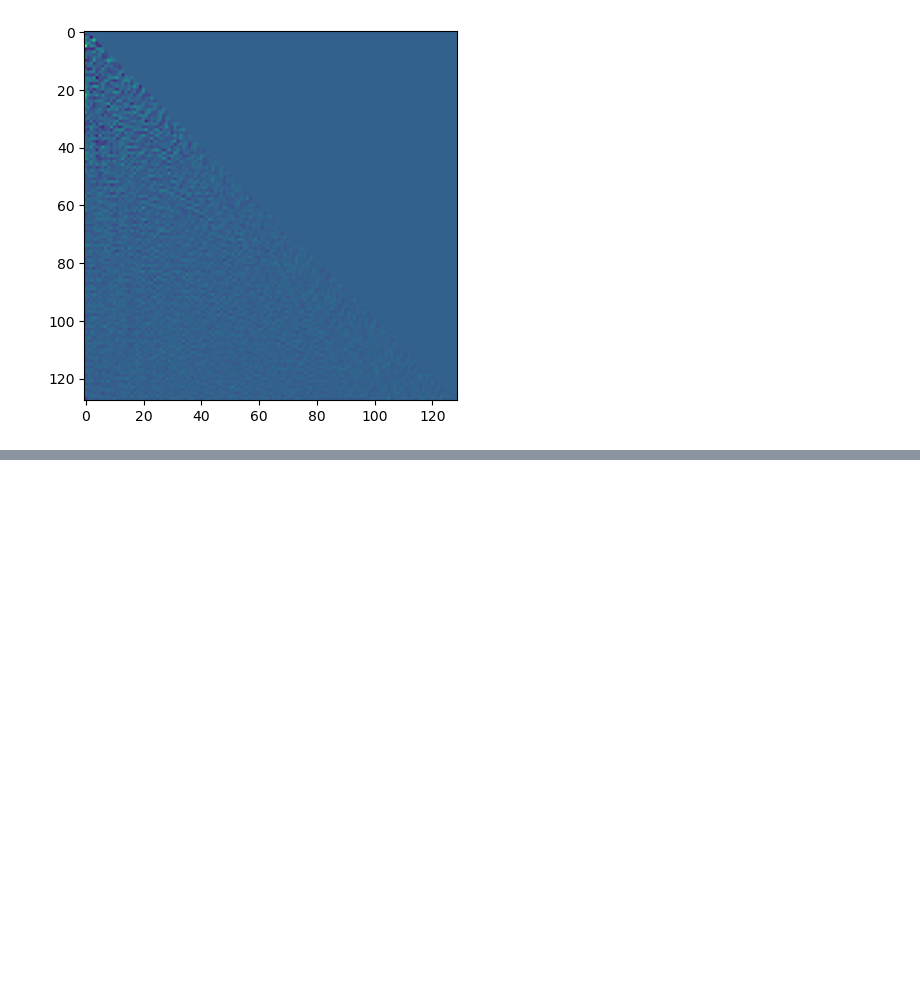
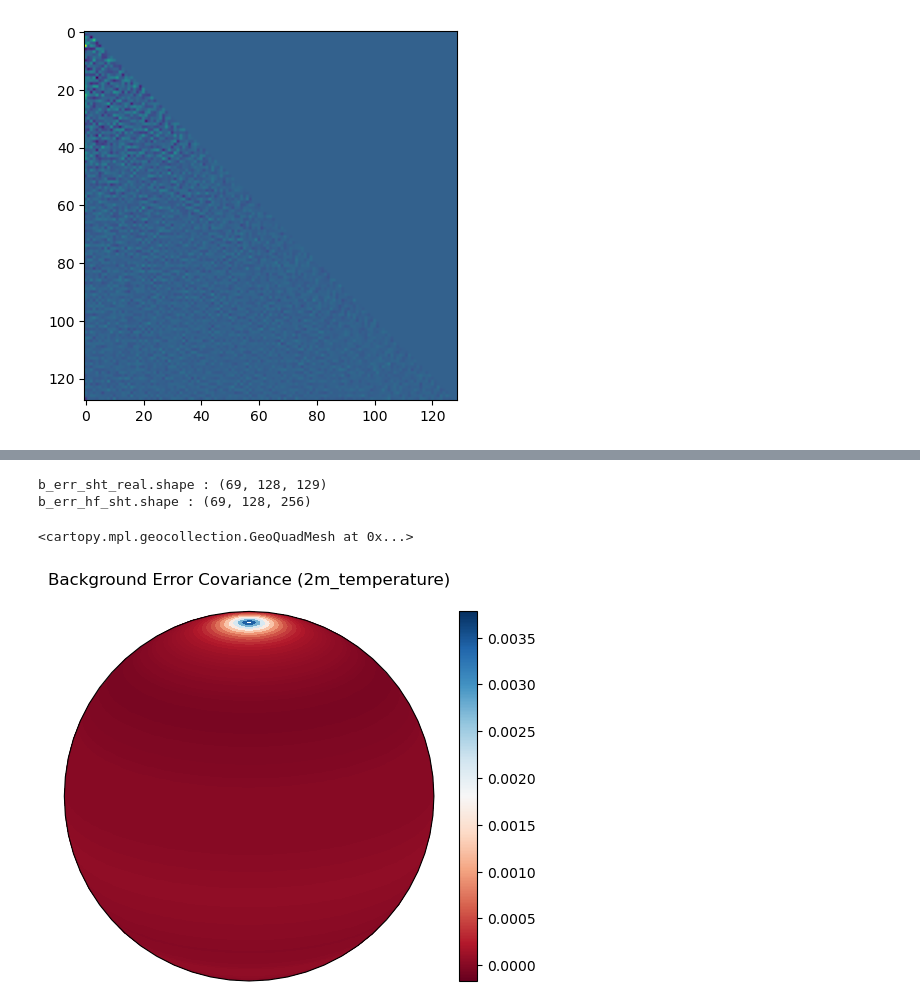
Before and after one commit to ISCLPennState/ml4DVar, a Jupyter notebook: src/check_thSHT.ipynb, the cells around one changed output, grey strips where cells are left out. Drawn from its saved outputs; the diff is of its cells as text; code cells hidden in the pictures; blank space fills up the shorter version.

```diff
--- a/src/check_thSHT.ipynb
+++ b/src/check_thSHT.ipynb
@@ -204,0 +204,19 @@ plt.imshow(np.real(sh_diff_norm[0]))
+# %%
+b_err_sht_real = np.zeros((69,128,129))
+b_err_sht_im = np.zeros((69,128,129))
+b_err_sht_real[:,:,0] = np.load('/eagle/MDClimSim/mjp5595/ml4dvar/stormer/data/sh_12hr_stormer_norm.npy')
+b_err_hf_sht = np.load('/eagle/MDClimSim/mjp5595/ml4dvar/stormer/data/hf_12hr_stormer_norm.npy')
+print('b_err_sht_real.shape :',b_err_sht_real.shape)
+print('b_err_hf_sht.shape :',b_err_hf_sht.shape)
+
+
+b_inv_sht = th.InverseRealSHT(128, 256, grid = 'equiangular')
+b_err_sht_complex = torch.complex(torch.Tensor(b_err_sht_real),torch.Tensor(b_err_sht_im))
+b_err = b_inv_sht(torch.Tensor(b_err_sht_complex))
+
+plot_sphere(np.array(b_err)[0],title='Background Error Covariance (2m_temperature)',colorbar=True)
+# %% [output]
+b_err_sht_real.shape : (69, 128, 129)
+b_err_hf_sht.shape : (69, 128, 256)
+<cartopy.mpl.geocollection.GeoQuadMesh at 0x...>
+[figure, added]
```
Also changed, not shown: parts of 6 cells of this notebook, 7 other files.
